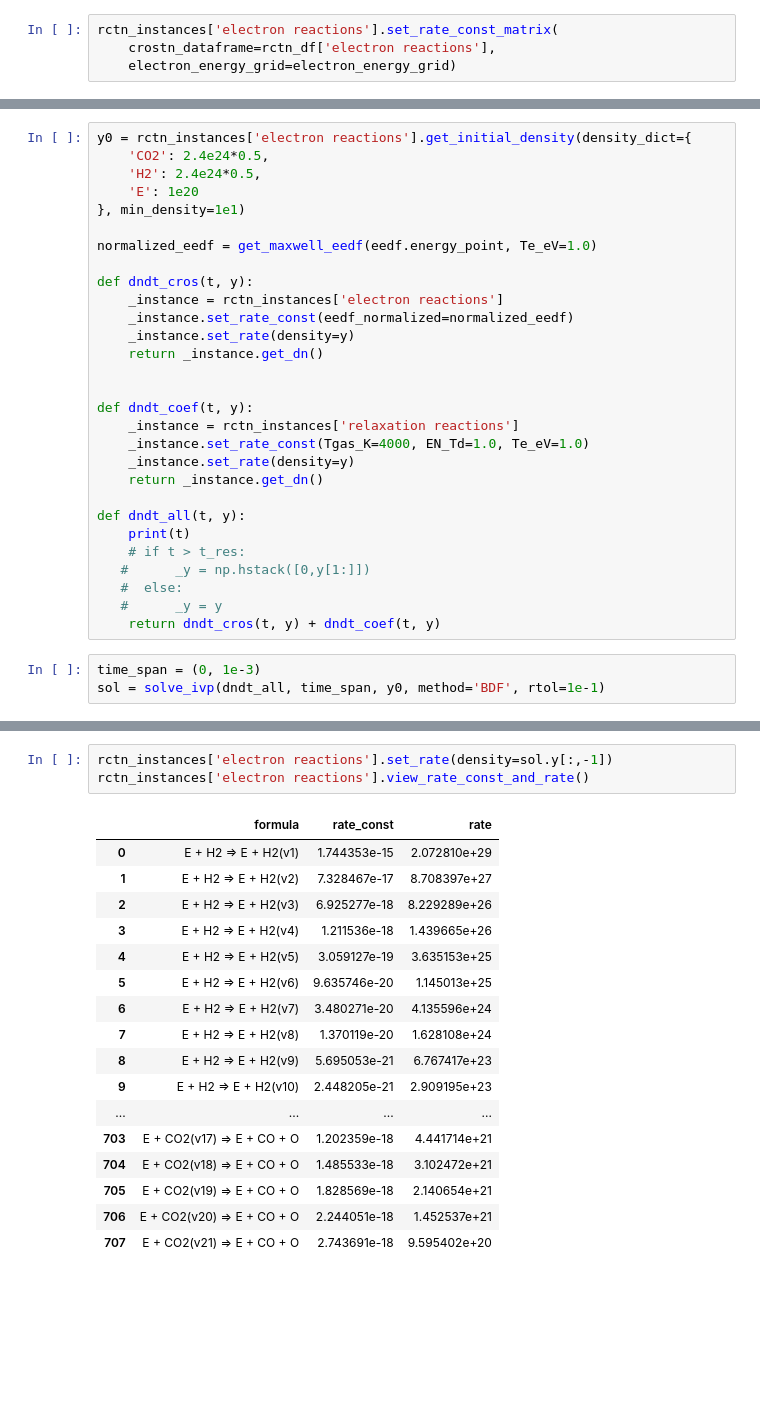
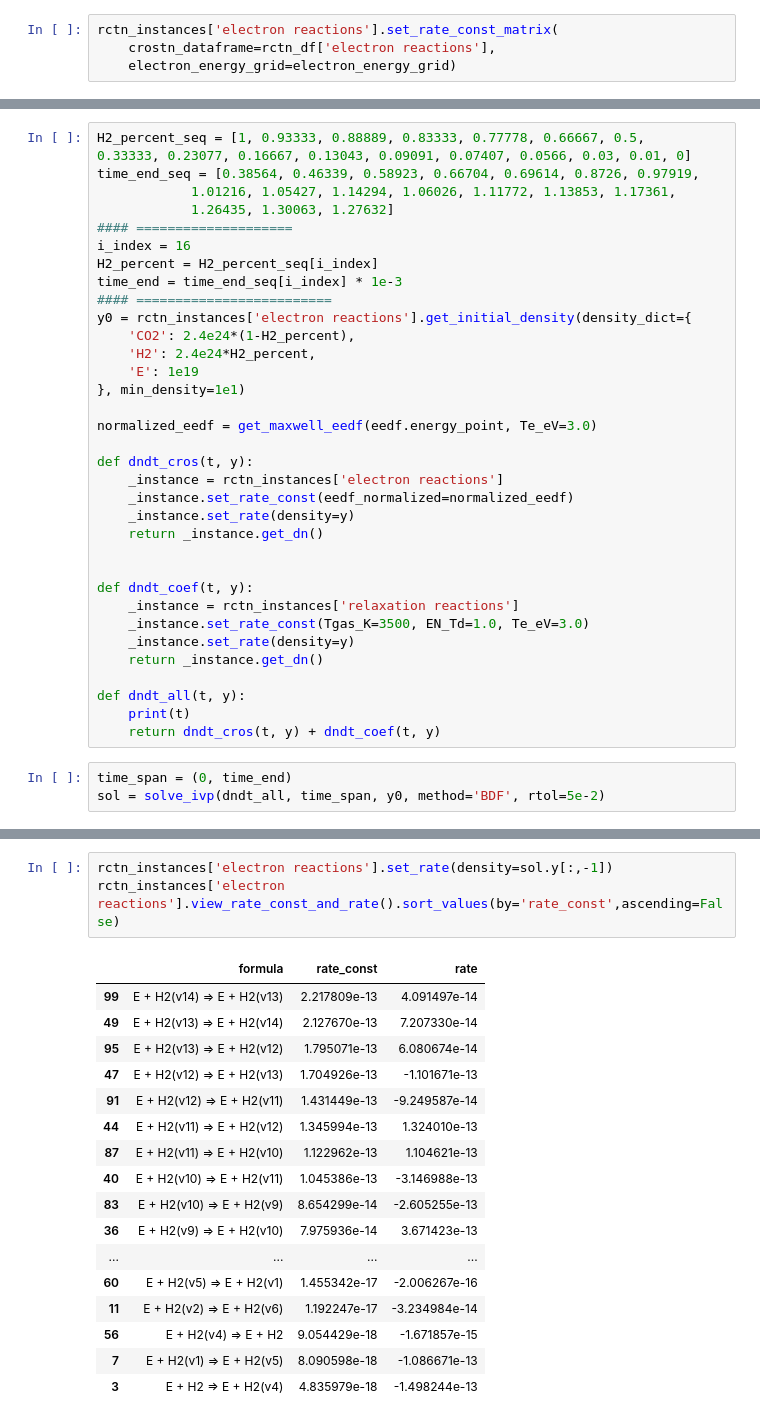
Before and after one commit to LiuPhyMan/PlasmaChemistry, a Jupyter notebook: _notebook/未命名1.ipynb, the cells around one changed output, grey strips where cells are left out. Saved outputs shown, nothing was run; the diff lists cells and outputs as text; blank space fills up the shorter version.

Commit message:
2019.09.26
Reactions completed almost.

```diff
--- a/_notebook/未命名1.ipynb
+++ b/_notebook/未命名1.ipynb
@@ -241,11 +241,21 @@ rctn_instances['electron reactions'].set_rate_const_matrix(
 # %%
+H2_percent_seq = [1, 0.93333, 0.88889, 0.83333, 0.77778, 0.66667, 0.5,
+0.33333, 0.23077, 0.16667, 0.13043, 0.09091, 0.07407, 0.0566, 0.03, 0.01, 0]
+time_end_seq = [0.38564, 0.46339, 0.58923, 0.66704, 0.69614, 0.8726, 0.97919,
+            1.01216, 1.05427, 1.14294, 1.06026, 1.11772, 1.13853, 1.17361,
+            1.26435, 1.30063, 1.27632]
+#### ====================
+i_index = 16
+H2_percent = H2_percent_seq[i_index]
+time_end = time_end_seq[i_index] * 1e-3
+#### =========================
 y0 = rctn_instances['electron reactions'].get_initial_density(density_dict={
-    'CO2': 2.4e24*0.5,
-    'H2': 2.4e24*0.5,
-    'E': 1e20
+    'CO2': 2.4e24*(1-H2_percent),
+    'H2': 2.4e24*H2_percent,
+    'E': 1e19
 }, min_density=1e1)
 
-normalized_eedf = get_maxwell_eedf(eedf.energy_point, Te_eV=1.0)
+normalized_eedf = get_maxwell_eedf(eedf.energy_point, Te_eV=3.0)
 
 def dndt_cros(t, y):
     _instance = rctn_instances['electron reactions']
@@ -256,19 +266,15 @@ def dndt_cros(t, y):
 
 def dndt_coef(t, y):
     _instance = rctn_instances['relaxation reactions']
-    _instance.set_rate_const(Tgas_K=4000, EN_Td=1.0, Te_eV=1.0)
+    _instance.set_rate_const(Tgas_K=3500, EN_Td=1.0, Te_eV=3.0)
     _instance.set_rate(density=y)
     return _instance.get_dn()
 
 def dndt_all(t, y):
     print(t)
-    # if t > t_res:
-   #      _y = np.hstack([0,y[1:]])
-   #  else:
-   #      _y = y
     return dndt_cros(t, y) + dndt_coef(t, y)
 # %%
-time_span = (0, 1e-3)
-sol = solve_ivp(dndt_all, time_span, y0, method='BDF', rtol=1e-1)
+time_span = (0, time_end)
+sol = solve_ivp(dndt_all, time_span, y0, method='BDF', rtol=5e-2)
 # %% [output]
 0.0
@@ -351,21 +328,21 @@ rctn_instances['relaxation reactions'].view_rate_const_and_rate()
 # %%
 rctn_instances['electron reactions'].set_rate(density=sol.y[:,-1])
-rctn_instances['electron reactions'].view_rate_const_and_rate()
+rctn_instances['electron reactions'].view_rate_const_and_rate().sort_values(by='rate_const',ascending=False)
 # %% [output]
 |  | formula | rate_const | rate |
-| 0 | E + H2 => E + H2(v1) | 1.744353e-15 | 2.072810e+29 |
-| 1 | E + H2 => E + H2(v2) | 7.328467e-17 | 8.708397e+27 |
-| 2 | E + H2 => E + H2(v3) | 6.925277e-18 | 8.229289e+26 |
-| 3 | E + H2 => E + H2(v4) | 1.211536e-18 | 1.439665e+26 |
-| 4 | E + H2 => E + H2(v5) | 3.059127e-19 | 3.635153e+25 |
-| 5 | E + H2 => E + H2(v6) | 9.635746e-20 | 1.145013e+25 |
-| 6 | E + H2 => E + H2(v7) | 3.480271e-20 | 4.135596e+24 |
-| 7 | E + H2 => E + H2(v8) | 1.370119e-20 | 1.628108e+24 |
-| 8 | E + H2 => E + H2(v9) | 5.695053e-21 | 6.767417e+23 |
-| 9 | E + H2 => E + H2(v10) | 2.448205e-21 | 2.909195e+23 |
+| 99 | E + H2(v14) => E + H2(v13) | 2.217809e-13 | 4.091497e-14 |
+| 49 | E + H2(v13) => E + H2(v14) | 2.127670e-13 | 7.207330e-14 |
+| 95 | E + H2(v13) => E + H2(v12) | 1.795071e-13 | 6.080674e-14 |
+| 47 | E + H2(v12) => E + H2(v13) | 1.704926e-13 | -1.101671e-13 |
+| 91 | E + H2(v12) => E + H2(v11) | 1.431449e-13 | -9.249587e-14 |
+| 44 | E + H2(v11) => E + H2(v12) | 1.345994e-13 | 1.324010e-13 |
+| 87 | E + H2(v11) => E + H2(v10) | 1.122962e-13 | 1.104621e-13 |
+| 40 | E + H2(v10) => E + H2(v11) | 1.045386e-13 | -3.146988e-13 |
+| 83 | E + H2(v10) => E + H2(v9) | 8.654299e-14 | -2.605255e-13 |
+| 36 | E + H2(v9) => E + H2(v10) | 7.975936e-14 | 3.671423e-13 |
 | ... | ... | ... | ... |
-| 703 | E + CO2(v17) => E + CO + O | 1.202359e-18 | 4.441714e+21 |
-| 704 | E + CO2(v18) => E + CO + O | 1.485533e-18 | 3.102472e+21 |
-| 705 | E + CO2(v19) => E + CO + O | 1.828569e-18 | 2.140654e+21 |
-| 706 | E + CO2(v20) => E + CO + O | 2.244051e-18 | 1.452537e+21 |
-| 707 | E + CO2(v21) => E + CO + O | 2.743691e-18 | 9.595402e+20 |
+| 60 | E + H2(v5) => E + H2(v1) | 1.455342e-17 | -2.006267e-16 |
+| 11 | E + H2(v2) => E + H2(v6) | 1.192247e-17 | -3.234984e-14 |
+| 56 | E + H2(v4) => E + H2 | 9.054429e-18 | -1.671857e-15 |
+| 7 | E + H2(v1) => E + H2(v5) | 8.090598e-18 | -1.086671e-13 |
+| 3 | E + H2 => E + H2(v4) | 4.835979e-18 | -1.498244e-13 |
```
Also changed, not shown: parts of 29 cells of this notebook, 4 other files.
